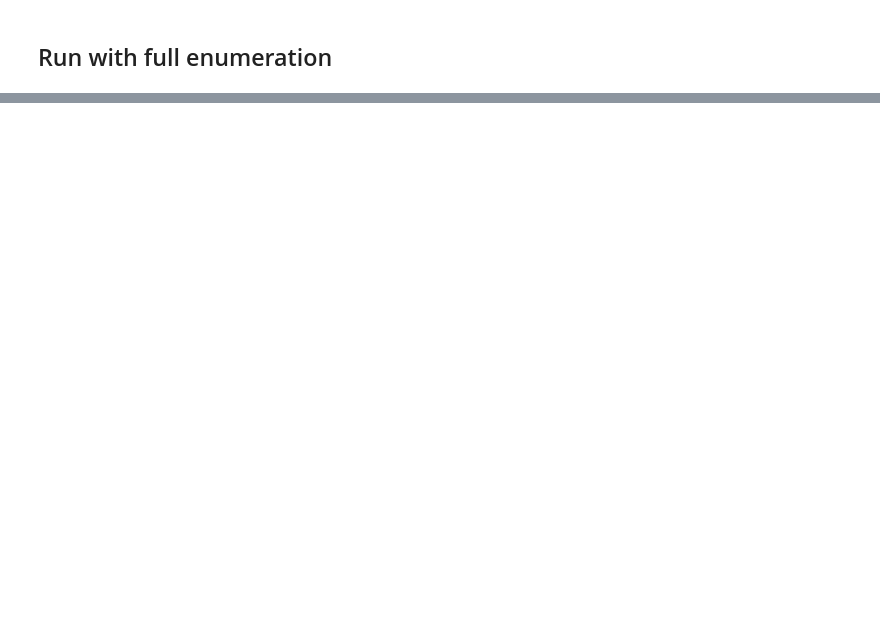
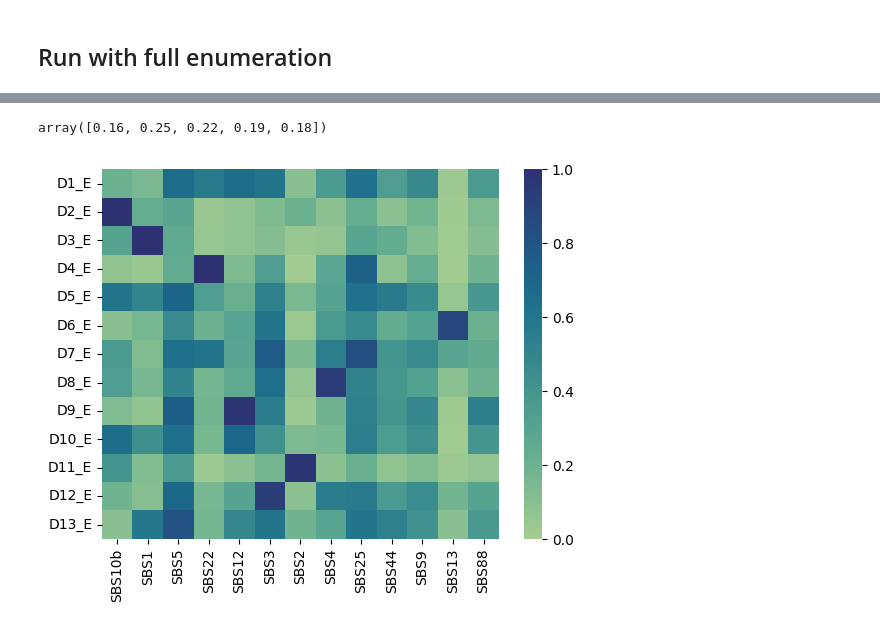
Before and after one commit to edithvillegas/pybasilicah, a Jupyter notebook: test_simul.ipynb, the cells around one changed output, grey strips where cells are left out. Cells and saved outputs as stored; diff of their text form; code cells hidden in the pictures; blank space fills up the shorter version.

```diff
--- a/test_simul.ipynb
+++ b/test_simul.ipynb
@@ -88,4 +135,5 @@ print(normalized_mutual_info_score(groups_true, x3.z.detach().numpy()))
 # %% [markdown]
 ## Run with full enumeration
 # %%
-x4 = run.fit(data, k_list=k_denovo_true, cluster=5, enumer=True, verbose=False, beta_fixed=catalogue_fixed)
+x4a = run.fit(data, k_list=k_denovo_true+k_fixed_true, cluster=5, enumer="sequential", verbose=False)
+x4b = run.fit(data, k_list=k_denovo_true, cluster=5, enumer="sequential", beta_fixed=catalogue_fixed, verbose=False)
@@ -92,2 +158,8 @@ x4 = run.fit(data, k_list=k_denovo_true, cluster=5, enumer=True, verbose=False,
+# %%
+np.bincount(groups_true) / 100
+# %% [output]
+array([0.16, 0.25, 0.22, 0.19, 0.18])
 # %%
-plot_cosine(x4)
+plot_cosine(x4a)
+# %% [output]
+[figure, added]
```
Also changed, not shown: parts of 32 cells of this notebook, 4 other files.
